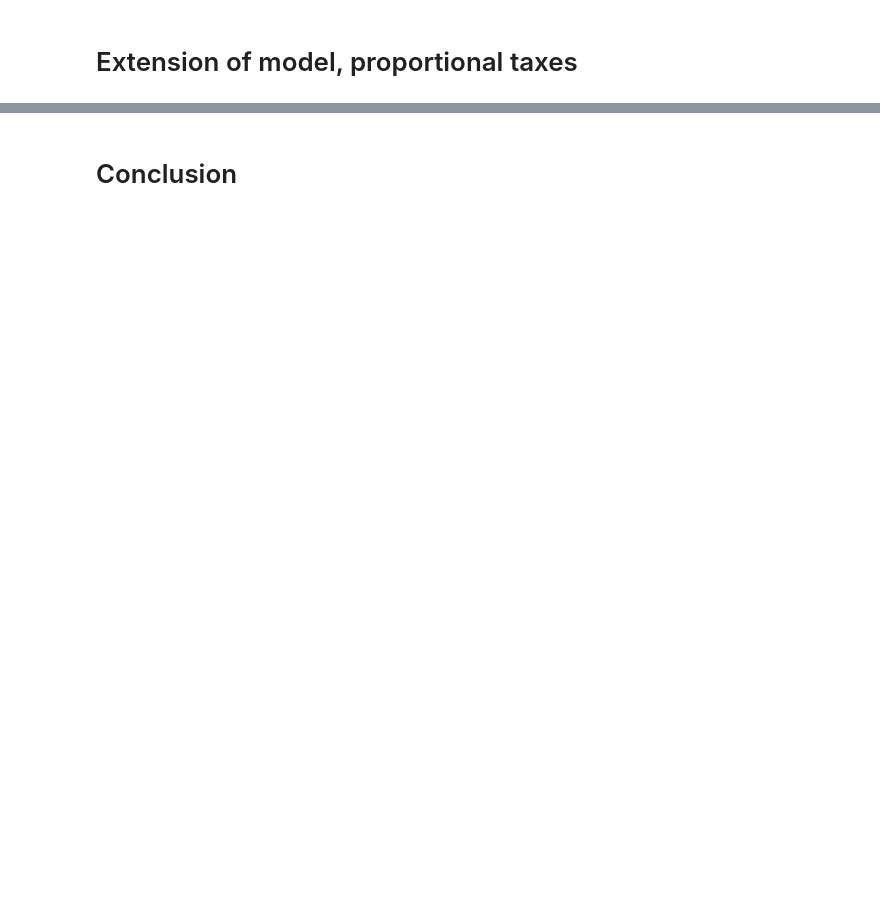
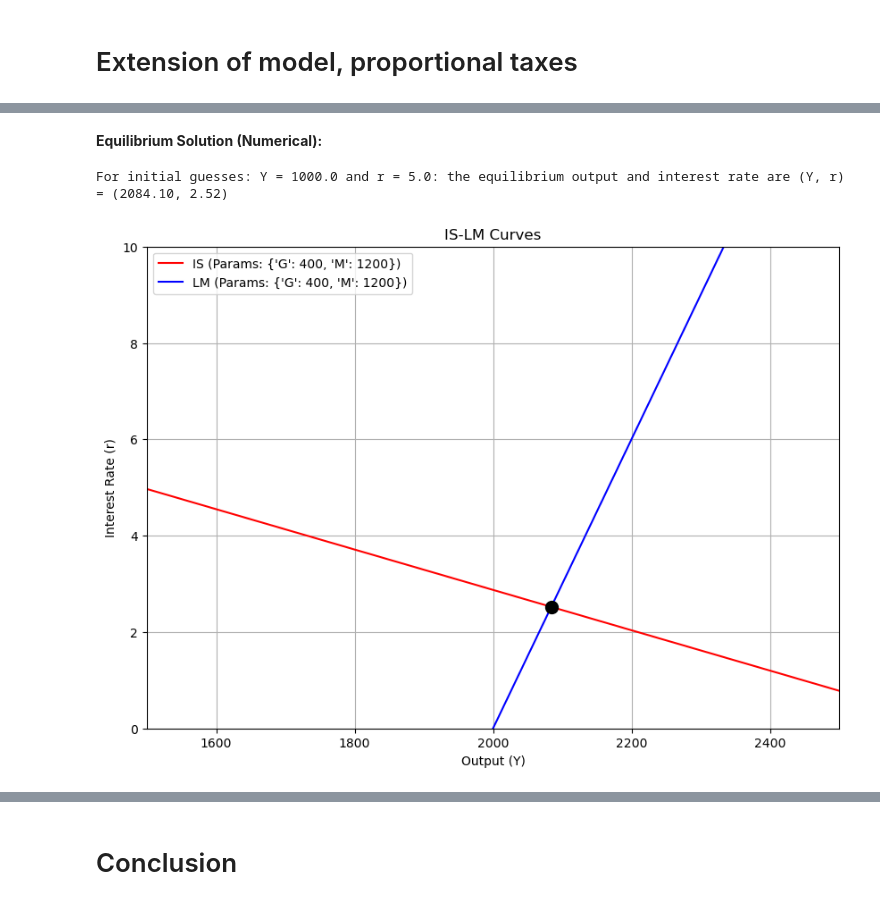
Before and after one commit to NumEconCopenhagen/projects-2024-econtechvets, a Jupyter notebook: modelproject/modelproject.ipynb, the cells around one changed output, grey strips where cells are left out. Drawn from its saved outputs; the diff is of its cells as text; code cells hidden in the pictures; blank space fills up the shorter version.

```diff
--- a/modelproject/modelproject.ipynb
+++ b/modelproject/modelproject.ipynb
@@ -273,0 +214,19 @@ We now extend the model to include proportional taxes instead of lump-sum taxes.
+# %%
+def proportional_tax(Y):
+    t = 0.05  # Tax rate
+    return t * Y
+
+# Create an instance of the model with the new tax function
+model_proportional_tax = IS_LM_numerical(tax_function=proportional_tax)
+
+# Now use the model as before
+model_proportional_tax.solve_IS_LM_numerically()
+model_proportional_tax.print_solution()
+
+#Plot the IS and LM curves for the new tax function
+params1 = {'G': 400, 'M': 1200}
+model_proportional_tax.plot_curves((1500, 2500), (0, 10), params1)
+# %% [output]
+Equilibrium Solution (Numerical):
+For initial guesses: Y = 1000.0 and r = 5.0: the equilibrium output and interest rate are (Y, r) = (2084.10, 2.52)
+[figure, added]
```
Also changed, not shown: parts of 25 cells of this notebook, 2 other files.
